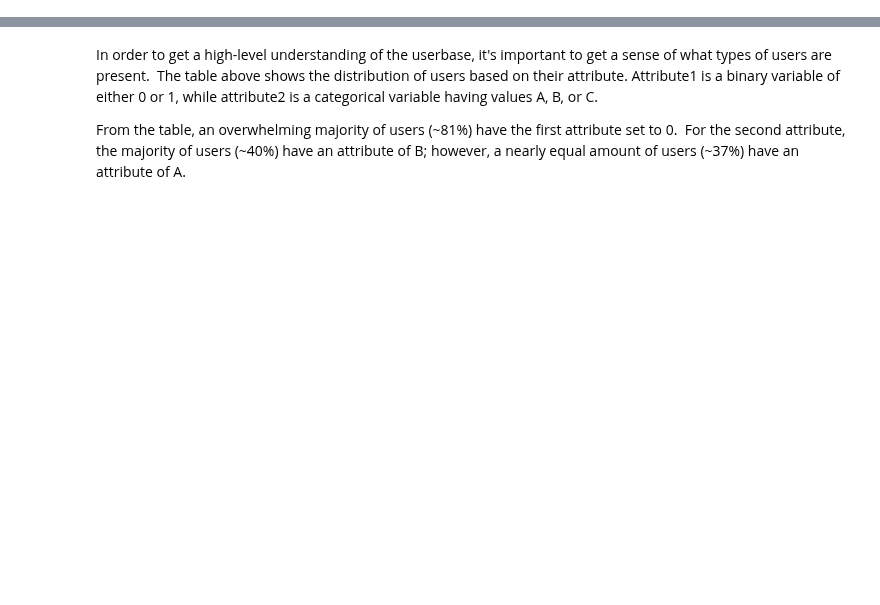
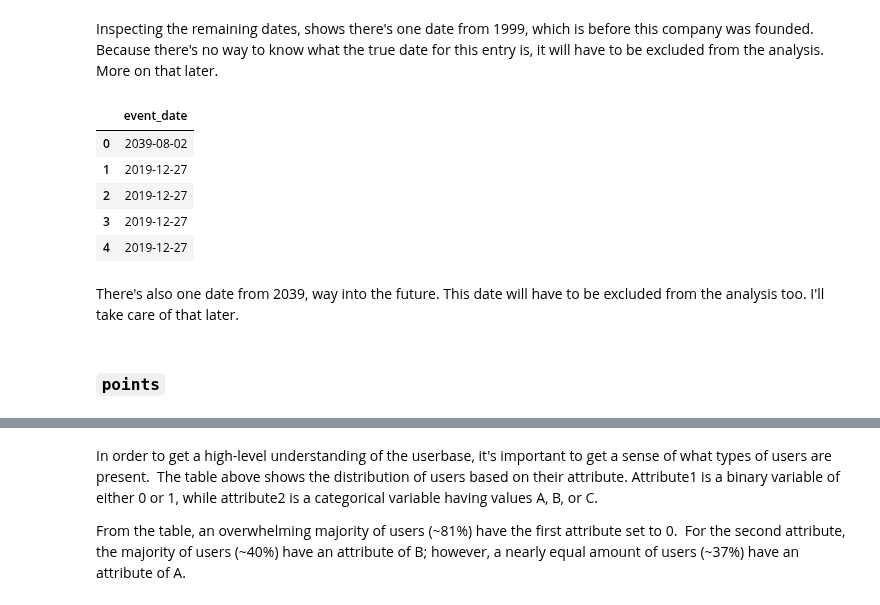
Before and after one commit to papir805/bot_battles_player_analysis, a Jupyter notebook: summary_report.ipynb, the cells around one changed output, grey strips where cells are left out. Saved outputs shown, nothing was run; the diff lists cells and outputs as text; code cells hidden in the pictures; blank space fills up the shorter version.

```diff
--- a/q2_data_analysis.ipynb
+++ b/summary_report.ipynb
@@ -53,0 +236,22 @@ For the SQL code, see q1_cleaning_and_loading_data.sql in the zip file.
+# %% [markdown]
+Inspecting the remaining dates, shows there's one date from 1999, which is before this company was founded.  Because there's no way to know what the true date for this entry is, it will have to be excluded from the analysis.  More on that later.
+# %%
+sql_query = """
+  SELECT event_date
+    FROM event_performance_staging
+ORDER BY event_date DESC
+LIMIT 5;
+"""
+
+sql_query_to_pandas_df(sql_query, engine)
+# %% [output]
+|  | event_date |
+| 0 | 2039-08-02 |
+| 1 | 2019-12-27 |
+| 2 | 2019-12-27 |
+| 3 | 2019-12-27 |
+| 4 | 2019-12-27 |
+# %% [markdown]
+There's also one date from 2039, way into the future.  This date will have to be excluded from the analysis too.  I'll take care of that later.
+# %% [markdown]
+### `points`
```
Also changed, not shown: parts of 81 cells of this notebook, 4 other files.
